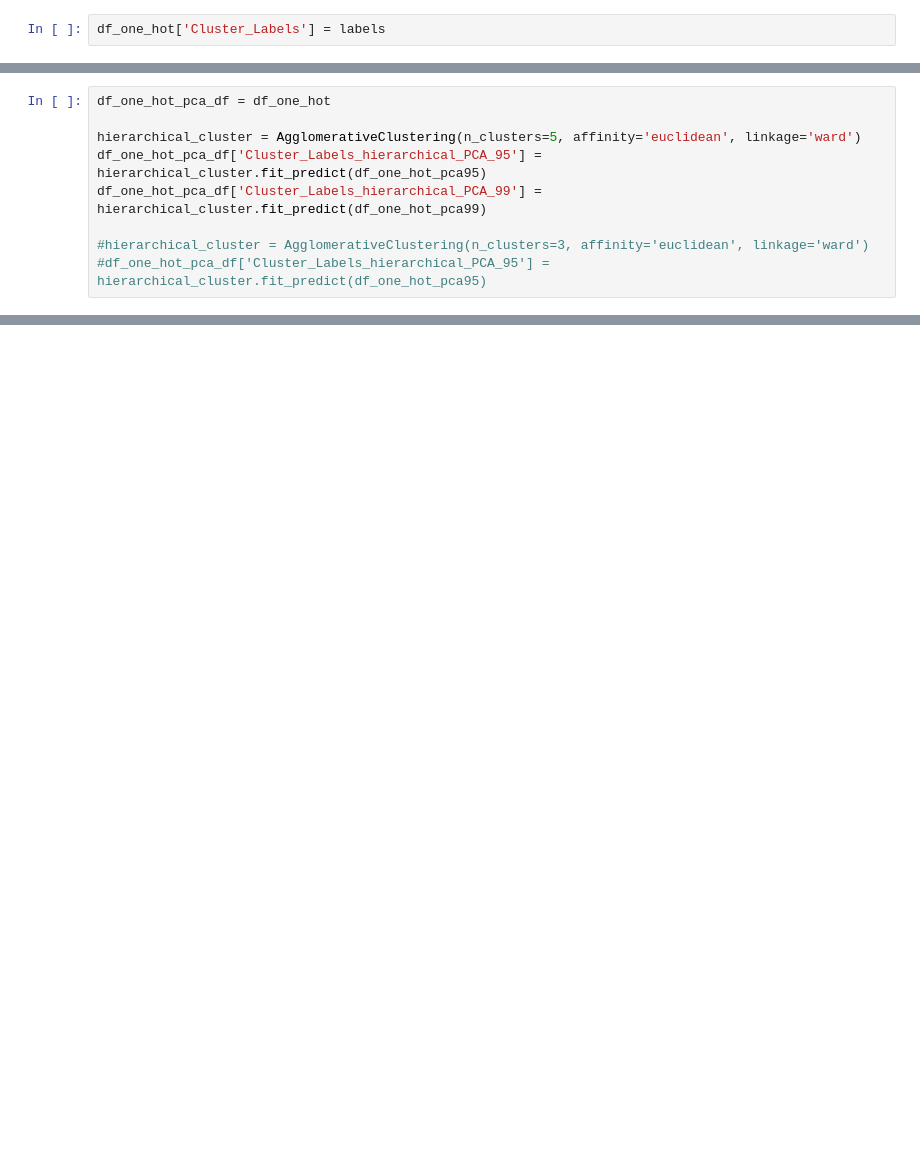
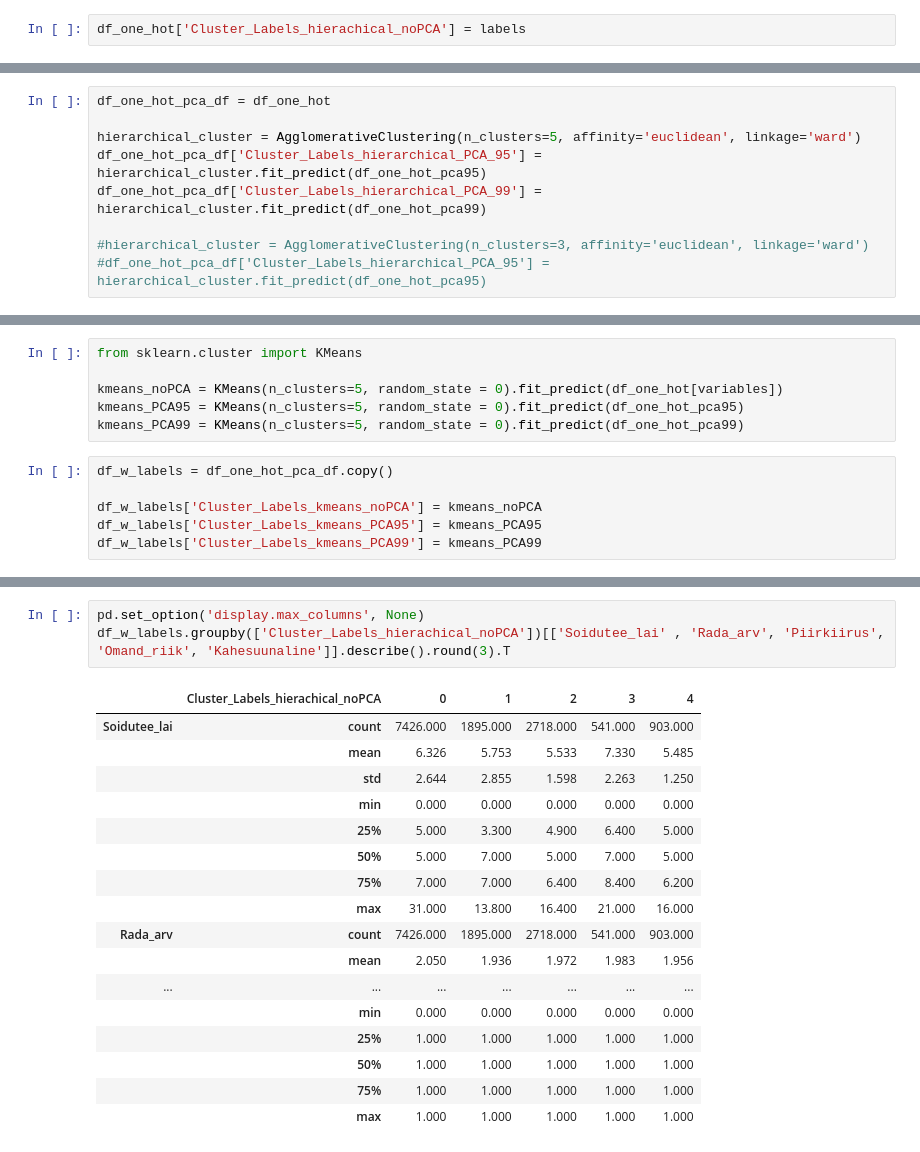
Before and after one commit to m-tarro/ml2022-project, a Jupyter notebook: ML_Project_(P14).ipynb, the cells around one changed output, grey strips where cells are left out. Drawn from its saved outputs; the diff is of its cells as text; blank space fills up the shorter version.

Commit message:
Tried to order the labels and check the accuracy on the test set

```diff
--- a/ML_Project_(P14).ipynb
+++ b/ML_Project_(P14).ipynb
@@ -624,7 +624,7 @@ variables = ['Liik', 'Omand_riik', 'Soidutee_lai' ,'Kahesuunaline', 'Rada_arv',
 hierarchical_cluster = AgglomerativeClustering(n_clusters=5, affinity='euclidean', linkage='ward')
 labels = hierarchical_cluster.fit_predict(df_one_hot[variables])
 # %%
-df_one_hot['Cluster_Labels'] = labels
+df_one_hot['Cluster_Labels_hierachical_noPCA'] = labels
 # %%
 df_one_hot.head()
 # %% [output]
@@ -782,0 +775,12 @@ files.download('test_numeric_pca.csv')
+# %%
+from sklearn.cluster import KMeans
+
+kmeans_noPCA = KMeans(n_clusters=5, random_state = 0).fit_predict(df_one_hot[variables])
+kmeans_PCA95 = KMeans(n_clusters=5, random_state = 0).fit_predict(df_one_hot_pca95)
+kmeans_PCA99 = KMeans(n_clusters=5, random_state = 0).fit_predict(df_one_hot_pca99)
+# %%
+df_w_labels = df_one_hot_pca_df.copy()
+
+df_w_labels['Cluster_Labels_kmeans_noPCA'] = kmeans_noPCA
+df_w_labels['Cluster_Labels_kmeans_PCA95'] = kmeans_PCA95
+df_w_labels['Cluster_Labels_kmeans_PCA99'] = kmeans_PCA99
@@ -782,0 +812,21 @@ files.download('test_numeric_pca.csv')
+# %%
+pd.set_option('display.max_columns', None)
+df_w_labels.groupby(['Cluster_Labels_hierachical_noPCA'])[['Soidutee_lai' , 'Rada_arv', 'Piirkiirus', 'Omand_riik', 'Kahesuunaline']].describe().round(3).T
+# %% [output]
+|  | Cluster_Labels_hierachical_noPCA | 0 | 1 | 2 | 3 | 4 |
+| Soidutee_lai | count | 7426.000 | 1895.000 | 2718.000 | 541.000 | 903.000 |
+|  | mean | 6.326 | 5.753 | 5.533 | 7.330 | 5.485 |
+|  | std | 2.644 | 2.855 | 1.598 | 2.263 | 1.250 |
+|  | min | 0.000 | 0.000 | 0.000 | 0.000 | 0.000 |
+|  | 25% | 5.000 | 3.300 | 4.900 | 6.400 | 5.000 |
+|  | 50% | 5.000 | 7.000 | 5.000 | 7.000 | 5.000 |
+|  | 75% | 7.000 | 7.000 | 6.400 | 8.400 | 6.200 |
+|  | max | 31.000 | 13.800 | 16.400 | 21.000 | 16.000 |
+| Rada_arv | count | 7426.000 | 1895.000 | 2718.000 | 541.000 | 903.000 |
+|  | mean | 2.050 | 1.936 | 1.972 | 1.983 | 1.956 |
+| ... | ... | ... | ... | ... | ... | ... |
+|  | min | 0.000 | 0.000 | 0.000 | 0.000 | 0.000 |
+|  | 25% | 1.000 | 1.000 | 1.000 | 1.000 | 1.000 |
+|  | 50% | 1.000 | 1.000 | 1.000 | 1.000 | 1.000 |
+|  | 75% | 1.000 | 1.000 | 1.000 | 1.000 | 1.000 |
+|  | max | 1.000 | 1.000 | 1.000 | 1.000 | 1.000 |
```
Also changed, not shown: parts of 29 cells of this notebook.
